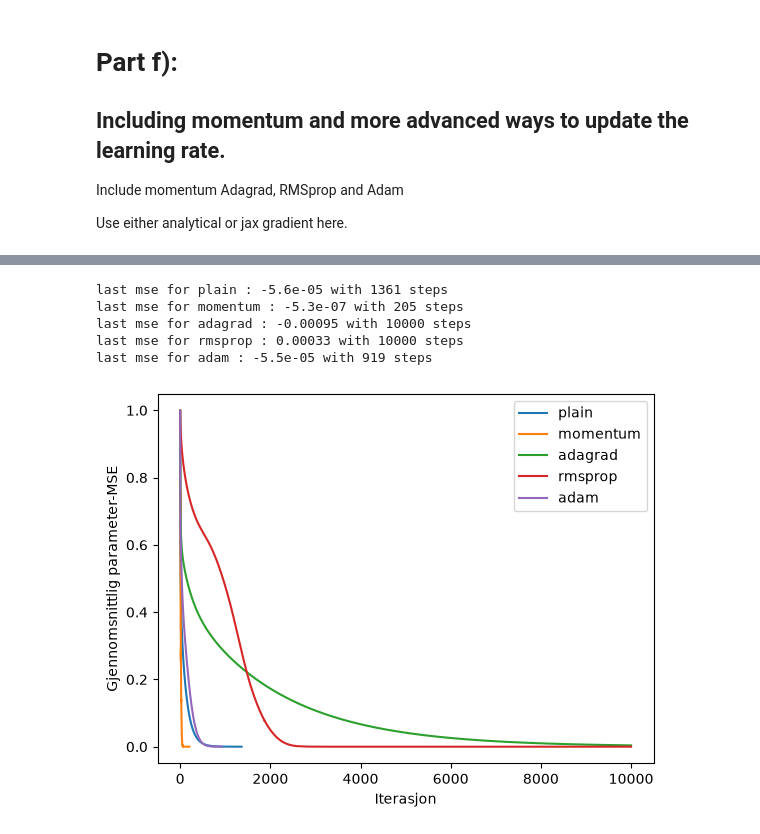
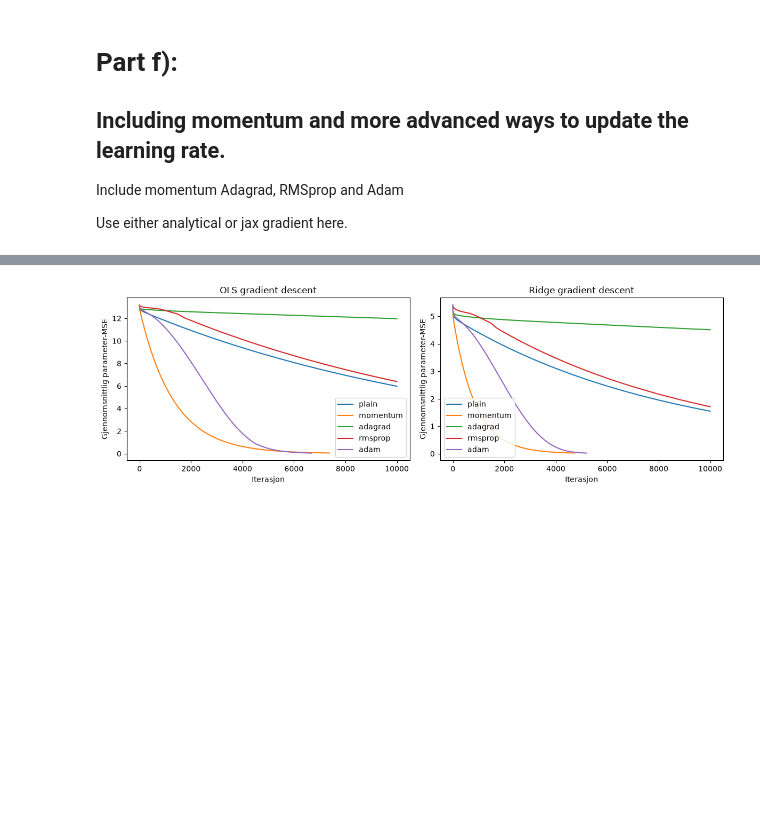
Before and after one commit to Timholmen96/MachineLearningUiO, a Jupyter notebook: doc/Projects/2026/Project1/Project1_Sol.ipynb, the cells around one changed output, grey strips where cells are left out. Drawn from its saved outputs; the diff is of its cells as text; code cells hidden in the pictures; blank space fills up the shorter version.

Commit message:
Ridge GD

```diff
--- a/doc/Projects/2026/Project1/Project1_Sol.ipynb
+++ b/doc/Projects/2026/Project1/Project1_Sol.ipynb
@@ -511,17 +511,23 @@ degree, lmbda = 5, 1e-2
 X = design_matrix(x, degree)
 theta0 = rng.normal(size=X.shape[1])
 
-def closed_form(X, y, lam=0.0): # NOE SOM IKKE STEMMER HER!
-    n, p = X.shape
-    para = np.linalg.solve(X.T @ X + n * lam * np.eye(p), X.T @ y)
-    return para
+def closed_form(X, y, lam=0.0):
+    # Samme kost som GD: MSE + lam / n * sum(theta[1:]**2).
+    X, y = np.asarray(X), np.asarray(y)
+    if lam == 0.0:
+        return np.linalg.pinv(X) @ y
+    P = np.eye(X.shape[1])
+    P[0, 0] = 0.0  # Ikke straff konstantleddet.
+    return np.linalg.solve(X.T @ X + lam * P, X.T @ y)
 
 def cost_ols(theta, X, y):
     return jnp.mean((y - X @ theta)**2)
 
 def cost_ridge(theta, X, y, lmbda): # [1:] vil ikke straffe intercept
-    return jnp.mean((y - X @ theta)**2)
-    + (lmbda / len(y)) * jnp.sum(theta[1:]**2)
+    return (
+        jnp.mean((y - X @ theta)**2)
+        + (lmbda / len(y)) * jnp.sum(theta[1:]**2)
+    )
 
 # gradients by automatic differentiation (with respect to argument 0 = theta)
 grad_ols_ad = jax.grad(cost_ols)
@@ -530,6 +536,7 @@ grad_ridge_ad = jax.grad(cost_ridge)
 # the same gradients by hand
 grad_ols_analytic = 2.0 / len(y) * X.T @ (X @ theta0 - y)
 penalty = theta0.copy()
+penalty[0] = 0.0  # Samme unntak for konstantleddet som i cost_ridge.
 grad_ridge_analytic = grad_ols_analytic + (2.0 * lmbda / len(y)) * penalty
 
 print("OLS   max |AD - analytic| =", np.max(np.abs(grad_ols_ad(theta0, X, y) - grad_ols_analytic)))
@@ -794,22 +851,26 @@ adam     |   919 steg | 0.171 s | 186.1 µs/steg | ||grad||=9.98e-05 | konverger
 # %%
 #plt.plot(range(len(mse_history["adam"])), mse_history["adam"])
 #plt.plot(range(len(mse_history["plain"])), mse_history["plain"])
 #plt.show()
 
+fig, axes = plt.subplots(1, 2, figsize=(12, 4))
+
 for name in method_list:
     mse_mean = np.mean(np.asarray(mse_history[name])**2, axis=1)
-    plt.plot(mse_mean, label = f"{name}")
-    plt.xlabel("Iterasjon")
-    plt.ylabel("Gjennomsnittlig parameter-MSE")
-    plt.legend()
-    last_mse = np.mean(np.asarray(mse_history[name]), axis=1)[-1]
-    print(f"last mse for {name} : {last_mse:.2}", f"with {len(mse_history[name])-1} steps")
+    axes[0].plot(mse_mean, label = f"{name}")
+    axes[0].set_xlabel("Iterasjon")
+    axes[0].set_ylabel("Gjennomsnittlig parameter-MSE")
+    axes[0].set_title("OLS gradient descent")
+    axes[0].legend()
 
+    mse_mean_R = np.mean(np.asarray(mse_history_R[name])**2, axis=1)
+    axes[1].plot(mse_mean_R, label = f"{name}")
+    axes[1].set_xlabel("Iterasjon")
+    axes[1].set_ylabel("Gjennomsnittlig parameter-MSE")
+    axes[1].set_title("Ridge gradient descent")
+    axes[1].legend()
+
+plt.tight_layout()
 plt.show()
 # %% [output]
-last mse for plain : -5.6e-05 with 1361 steps
-last mse for momentum : -5.3e-07 with 205 steps
-last mse for adagrad : -0.00095 with 10000 steps
-last mse for rmsprop : 0.00033 with 10000 steps
-last mse for adam : -5.5e-05 with 919 steps
-[figure, old version]
+[figure, new version]
```
Also changed, not shown: parts of 5 cells of this notebook, 1 other file.
